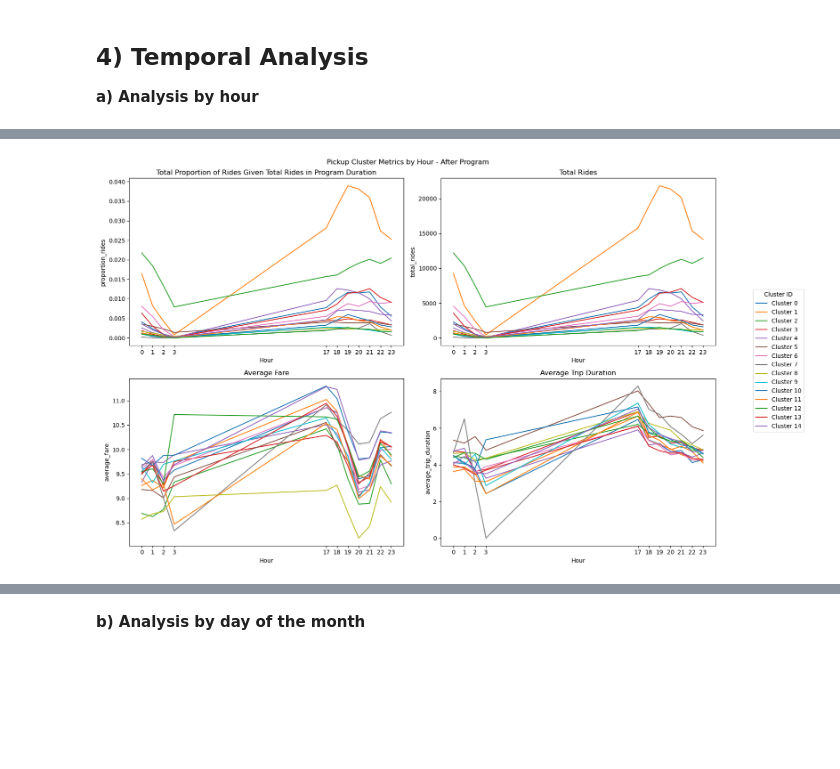
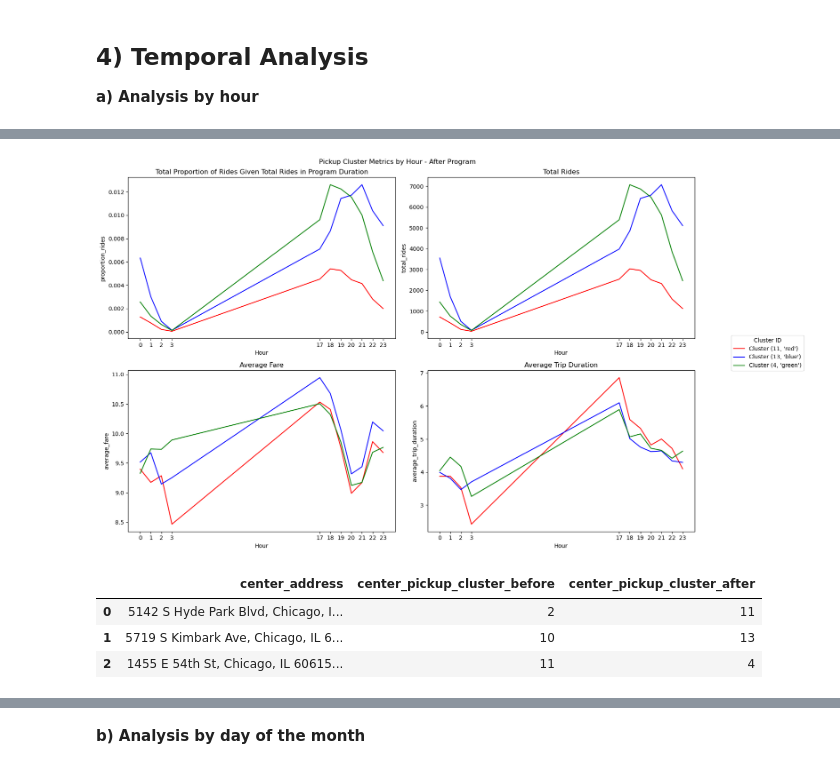
Before and after one commit to hvpachisia/uchicago-lyft-rideshare, a Jupyter notebook: unsupervised_ml_kmeans.ipynb, the cells around one changed output, grey strips where cells are left out. Cells and saved outputs as stored; diff of their text form; code cells hidden in the pictures; blank space fills up the shorter version.

```diff
--- a/unsupervised_ml_kmeans.ipynb
+++ b/unsupervised_ml_kmeans.ipynb
@@ -168,8 +165,8 @@ def calculate_trip_duration(df):
 # %%
 # creating column to measure trip duration
 
-before_orig = calculate_trip_duration(before)
-after_orig = calculate_trip_duration(after)
+before_orig = calculate_trip_duration(before_orig)
+after_orig = calculate_trip_duration(after_orig)
 # %% [markdown]
 # Modeling
 # %% [markdown]
@@ -1169,7 +1169,11 @@ pandas_df['total_rides'] = pd.to_numeric(pandas_df['total_rides'])
 pandas_df['average_fare'] = pd.to_numeric(pandas_df['average_fare'])
 pandas_df['average_trip_duration'] = pd.to_numeric(pandas_df['average_trip_duration'])
 
-clusters = pandas_df['pickup_cluster'].unique()
+#if plotting for all clusters then use:
+#clusters = pandas_df['pickup_cluster'].unique()
+
+# plotting selective clusters that have same centerpoint as after clusters to show change
+clusters = [(2, 'red'), (10,'blue'), (11, 'green')]
 
 # Create subplots
 fig, axs = plt.subplots(2, 2, figsize=(15, 10))
@@ -1189,10 +1193,10 @@ for i, column in enumerate(['proportion_rides', 'total_rides', 'average_fare', '
         row = i // 2
         col = i % 2
 
-        for cluster in clusters:
+        for cluster, color in clusters:
             cluster_data = pandas_df[pandas_df['pickup_cluster'] == cluster]
 
-            axs[row, col].plot(cluster_data['hour'], cluster_data[column])
+            axs[row, col].plot(cluster_data['hour'], cluster_data[column], color=color)
 
         axs[row, col].set_title(y_label)
         axs[row, col].set_xlabel('Hour')
@@ -1200,6 +1204,7 @@ for i, column in enumerate(['proportion_rides', 'total_rides', 'average_fare', '
 
         axs[row, col].set_xticks(sorted(pandas_df['hour'].unique()))
 
+
 legend_labels = [f'Cluster {cluster}' for cluster in clusters]
 fig.legend(labels=legend_labels, bbox_to_anchor=(1.05, 0.5), loc='center left', title='Cluster ID', borderaxespad=0.)
 
@@ -1222,7 +1227,11 @@ pandas_df['total_rides'] = pd.to_numeric(pandas_df['total_rides'])
 pandas_df['average_fare'] = pd.to_numeric(pandas_df['average_fare'])
 pandas_df['average_trip_duration'] = pd.to_numeric(pandas_df['average_trip_duration'])
 
-clusters = pandas_df['pickup_cluster'].unique()
+#if plotting for all clusters then use:
+#clusters = pandas_df['pickup_cluster'].unique()
+
+# plotting selective clusters that have same centerpoint as before clusters to show change
+clusters = [(11,'red'), (13,'blue'), (4, 'green')]
 
 # Create subplots
 fig, axs = plt.subplots(2, 2, figsize=(15, 10))
@@ -1230,33 +1239,33 @@ fig.suptitle('Pickup Cluster Metrics by Hour - After Program')
 
 for i, column in enumerate(['proportion_rides', 'total_rides', 'average_fare', 'average_trip_duration']):
 
         if i == 0:
             y_label = 'Total Proportion of Rides Given Total Rides in Program Duration'
         elif i == 1:
             y_label = 'Total Rides'
         elif i == 2:
             y_label = 'Average Fare'
         else:
             y_label = 'Average Trip Duration'
 
         row = i // 2
         col = i % 2
 
-        for cluster in clusters:
+        for cluster, color in clusters:
             cluster_data = pandas_df[pandas_df['pickup_cluster'] == cluster]
 
-            axs[row, col].plot(cluster_data['hour'], cluster_data[column])
+            axs[row, col].plot(cluster_data['hour'], cluster_data[column], color=color)
 
         axs[row, col].set_title(y_label)
         axs[row, col].set_xlabel('Hour')
         axs[row, col].set_ylabel(column)
 
         axs[row, col].set_xticks(sorted(pandas_df['hour'].unique()))
 
 legend_labels = [f'Cluster {cluster}' for cluster in clusters]
 fig.legend(labels=legend_labels, bbox_to_anchor=(1.05, 0.5), loc='center left', title='Cluster ID', borderaxespad=0.)
 
 plt.tight_layout(rect=[0, 0, 1, 1])
 plt.show()
 # %% [output]
-[figure, old version]
+[figure, new version]
@@ -1262,0 +1274,7 @@ plt.show()
+# %%
+df_add
+# %% [output]
+|  | center_address | center_pickup_cluster_before | center_pickup_cluster_after |
+| 0 | 5142 S Hyde Park Blvd, Chicago, I... | 2 | 11 |
+| 1 | 5719 S Kimbark Ave, Chicago, IL 6... | 10 | 13 |
+| 2 | 1455 E 54th St, Chicago, IL 60615... | 11 | 4 |
```
Also changed, not shown: parts of 35 cells of this notebook.
